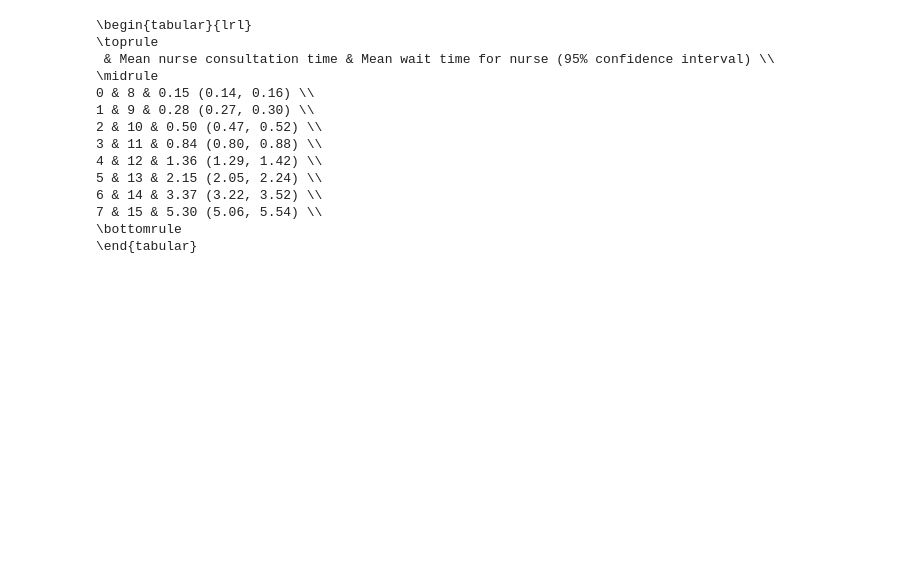
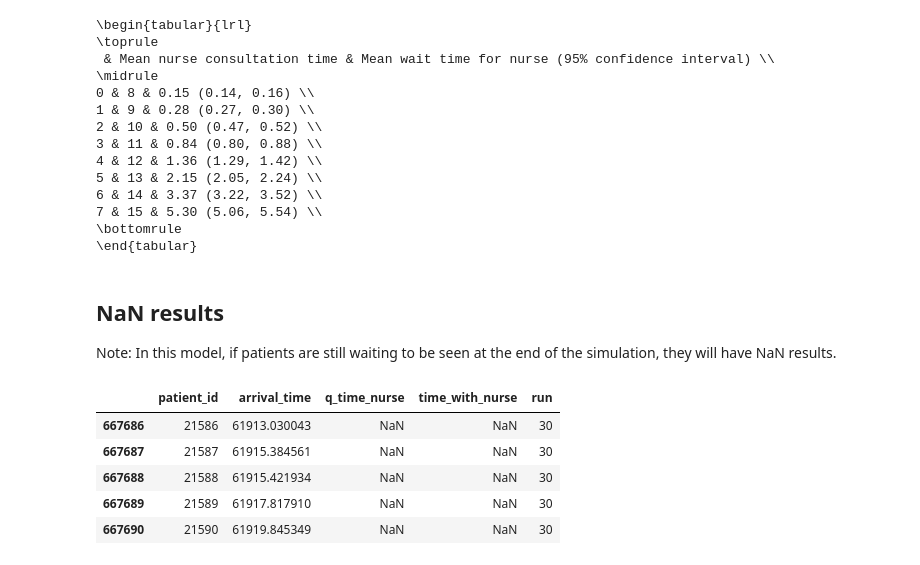
Before and after one commit to pythonhealthdatascience/pydesrap_mms, a Jupyter notebook: analysis.ipynb, the cells around one changed output. Saved outputs shown, nothing was run; the diff lists cells and outputs as text; code cells hidden in the pictures; blank space fills up the shorter version.

```diff
--- a/analysis.ipynb
+++ b/analysis.ipynb
@@ -297,3 +290,20 @@ print(table.to_latex())
 7 & 15 & 5.30 (5.06, 5.54) \\
 \bottomrule
 \end{tabular}
+# %% [markdown]
+## NaN results
+
+Note: In this model, if patients are still waiting to be seen at the end of the simulation, they will have NaN results.
+# %%
+param = Defaults()
+param.patient_inter = 2
+trial = Trial(param)
+trial.run_trial()
+trial.patient_results_df.tail()
+# %% [output]
+|  | patient_id | arrival_time | q_time_nurse | time_with_nurse | run |
+| 667686 | 21586 | 61913.030043 | NaN | NaN | 30 |
+| 667687 | 21587 | 61915.384561 | NaN | NaN | 30 |
+| 667688 | 21588 | 61915.421934 | NaN | NaN | 30 |
+| 667689 | 21589 | 61917.817910 | NaN | NaN | 30 |
+| 667690 | 21590 | 61919.845349 | NaN | NaN | 30 |
```
Also changed, not shown: parts of 3 cells of this notebook, 3 other files.
